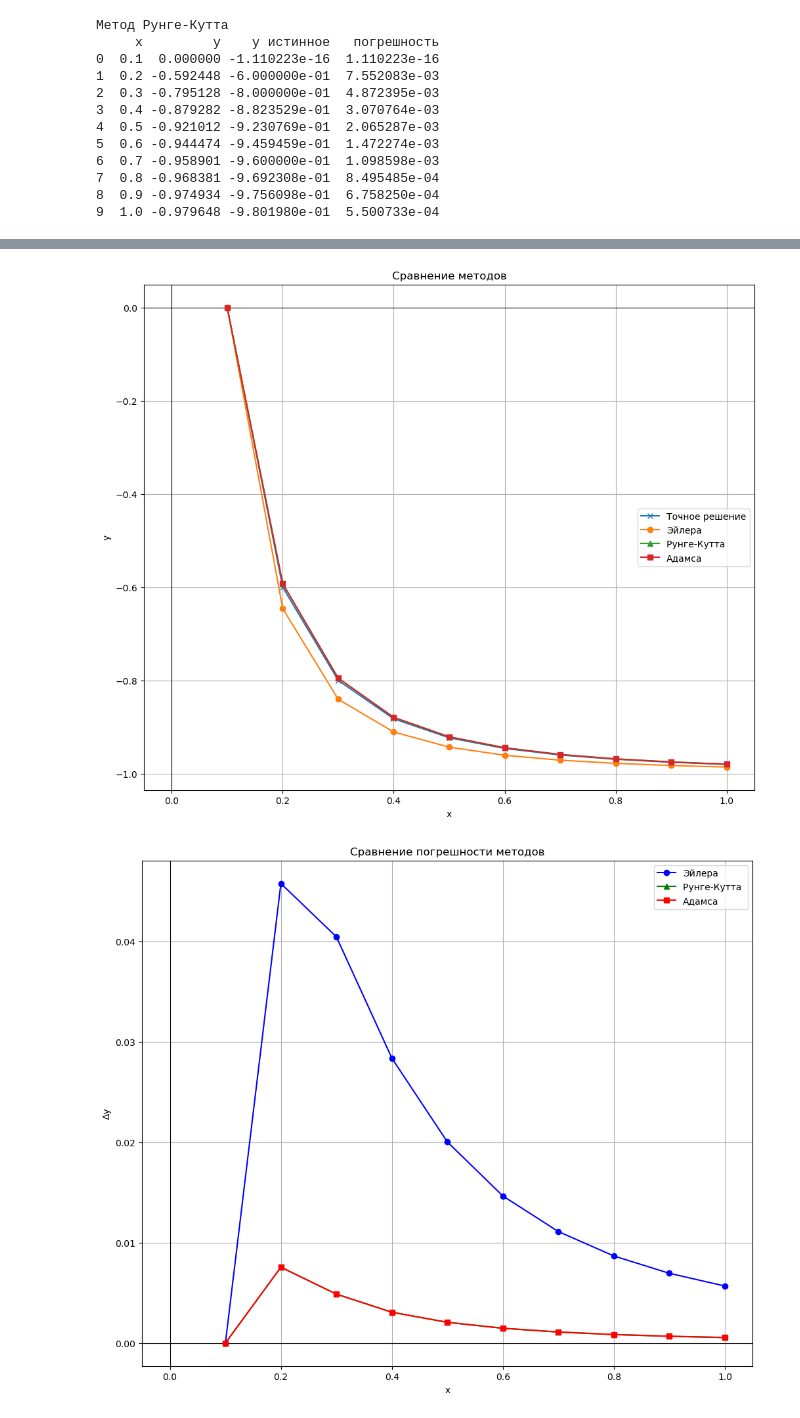
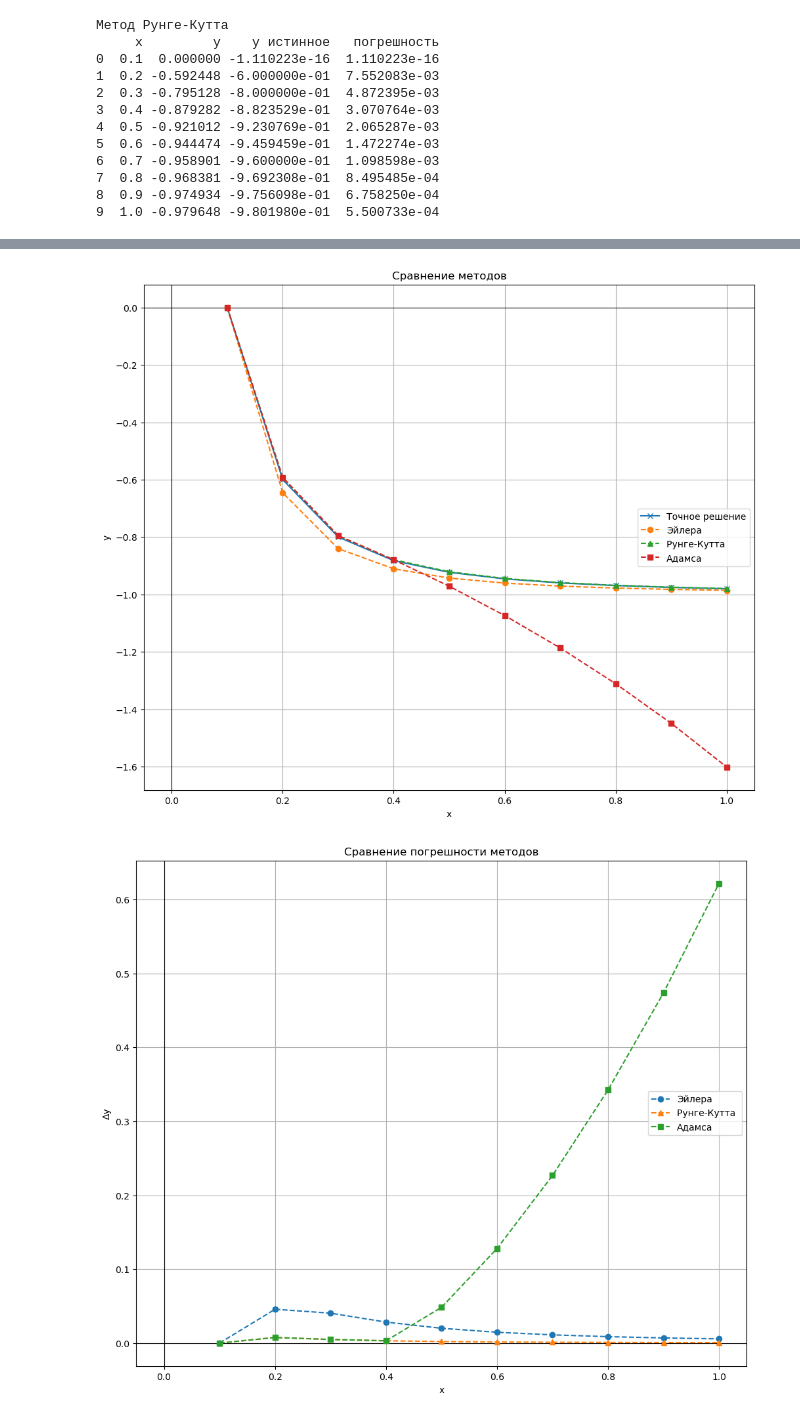
Before and after one commit to Winnie-the-Pooh2019/n-ch-2.3, a Jupyter notebook: main.ipynb, the cells around one changed output, grey strips where cells are left out. Cells and saved outputs as stored; diff of their text form; code cells hidden in the pictures.

```diff
--- a/main.ipynb
+++ b/main.ipynb
@@ -88,21 +90,21 @@ y0 = 0
 h = 0.1
 eps = 1e-10
 # %%
-f = lambda x, y: (y**2 - 1) / x
+df = lambda x, y: (y**2 - 1) / x
 ft = lambda x: (1 - 100 * x**2) / (1 + 100 * x**2)
 # %%
-x_val, y_euler, y_val, err_euler = euler(f, ft, x0, x_end, y0, h, eps)
+x_val, y_euler, y_val, err_euler = euler(df, ft, x0, x_end, y0, h, eps)
 
 print('Метод Эйлера')
 
-df = pd.DataFrame({
+table = pd.DataFrame({
     'x': x_val,
     'y': y_euler,
     'y истинное': y_val,
     'погрешность': err_euler
 })
 
-print(df)
+print(table)
 # %% [output]
 Метод Эйлера
      x         y    y истинное   погрешность
@@ -117,18 +119,18 @@ print(df)
 8  0.9 -0.982553 -9.756098e-01  6.943638e-03
 9  1.0 -0.985877 -9.801980e-01  5.679274e-03
 # %%
-_, y_rng, _, err_mng = runge(f, ft, x0, x_end, y0, h)
+_, y_rng, _, err_mng = runge(df, ft, x0, x_end, y0, h)
 
 print('Метод Рунге-Кутта')
 
-df = pd.DataFrame({
+table = pd.DataFrame({
     'x': x_val,
     'y': y_rng,
     'y истинное': y_val,
     'погрешность': err_mng
 })
 
-print(df)
+print(table)
 # %% [output]
 Метод Рунге-Кутта
      x         y    y истинное   погрешность
@@ -143,18 +145,18 @@ print(df)
 8  0.9 -0.974934 -9.756098e-01  6.758250e-04
 9  1.0 -0.979648 -9.801980e-01  5.500733e-04
 # %%
-_, y_adm, _, err_adm = runge(f, ft, x0, x_end, y0, h)
+_, y_adm, _, err_adm = adams(df, ft, x0, x_end, y0, h)
 
 print('Метод Адамса')
 
-df = pd.DataFrame({
+table = pd.DataFrame({
     'x': x_val,
     'y': y_adm,
     'y истинное': y_val,
     'погрешность': err_adm
 })
 
-print(df)
+print(table)
 # %% [output]
 Метод Адамса
      x         y    y истинное   погрешность
@@ -177,29 +179,29 @@ plt.axhline(0, color='black', linewidth=0.8)
 plt.axvline(0, color='black', linewidth=0.8)
 
 plt.plot(x_val, y_val, 'x-', label='Точное решение')
-plt.plot(x_val, y_euler, 'o-', label='Эйлера')
-plt.plot(x_val, y_rng, '^-', label='Рунге-Кутта ')
-plt.plot(x_val, y_adm, 's-', label='Адамса')
+plt.plot(x_val, y_euler, 'o--', label='Эйлера')
+plt.plot(x_val, y_rng, '^--', label='Рунге-Кутта ')
+plt.plot(x_val, y_adm, 's--', label='Адамса')
 
 plt.legend()
 plt.grid(True)
 plt.show()
 # %% [output]
-[figure, old version]
+[figure, new version]
 # %%
 plt.figure(figsize=(12, 10))
 plt.xlabel('x')
 plt.ylabel('Δy')
 plt.title('Сравнение погрешности методов')
 plt.axhline(0, color='black', linewidth=0.8)
 plt.axvline(0, color='black', linewidth=0.8)
 
-plt.plot(x_val, err_euler, 'bo-', label='Эйлера')
-plt.plot(x_val, err_mng, 'g^-', label='Рунге-Кутта ')
-plt.plot(x_val, err_adm, 'rs-', label='Адамса')
+plt.plot(x_val, err_euler, 'o--', label='Эйлера')
+plt.plot(x_val, err_mng, '^--', label='Рунге-Кутта ')
+plt.plot(x_val, err_adm, 's--', label='Адамса')
 
 plt.legend()
 plt.grid(True)
 plt.show()
 # %% [output]
-[figure, old version]
+[figure, new version]
```
Also changed, not shown: parts of 4 cells of this notebook.
